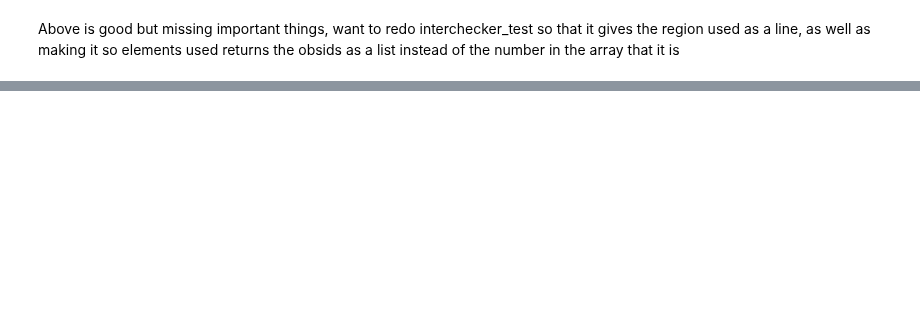
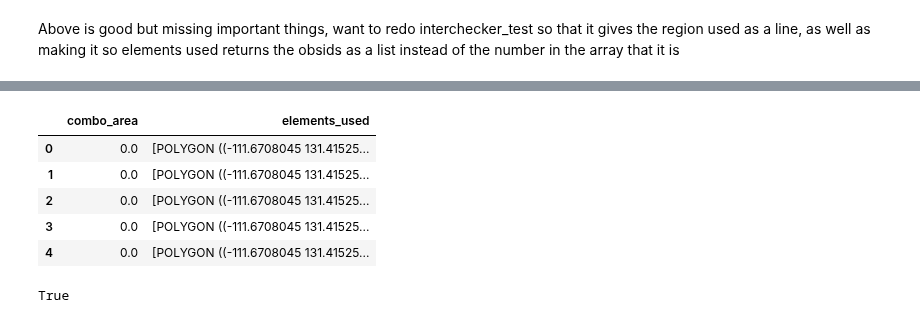
Before and after one commit to zalfalah/Honors, a Jupyter notebook: Testing Polygons.ipynb, the cells around one changed output, grey strips where cells are left out. Saved outputs shown, nothing was run; the diff lists cells and outputs as text; code cells hidden in the pictures; blank space fills up the shorter version.

```diff
--- a/Testing Polygons.ipynb
+++ b/Testing Polygons.ipynb
@@ -929,0 +872,13 @@ Above is good but missing important things, want to redo interchecker_test so th
+# %%
+testresult2.head()
+# %% [output]
+|  | combo_area | elements_used |
+| 0 | 0.0 | [POLYGON ((-111.6708045 131.41525... |
+| 1 | 0.0 | [POLYGON ((-111.6708045 131.41525... |
+| 2 | 0.0 | [POLYGON ((-111.6708045 131.41525... |
+| 3 | 0.0 | [POLYGON ((-111.6708045 131.41525... |
+| 4 | 0.0 | [POLYGON ((-111.6708045 131.41525... |
+# %%
+1 is 1
+# %% [output]
+True
```
Also changed, not shown: parts of 16 cells of this notebook.
